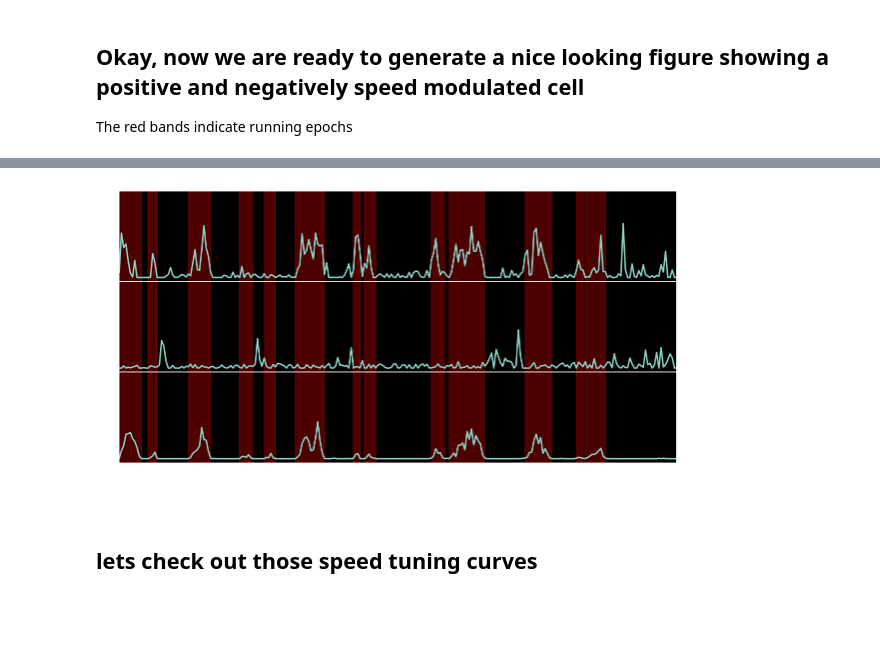
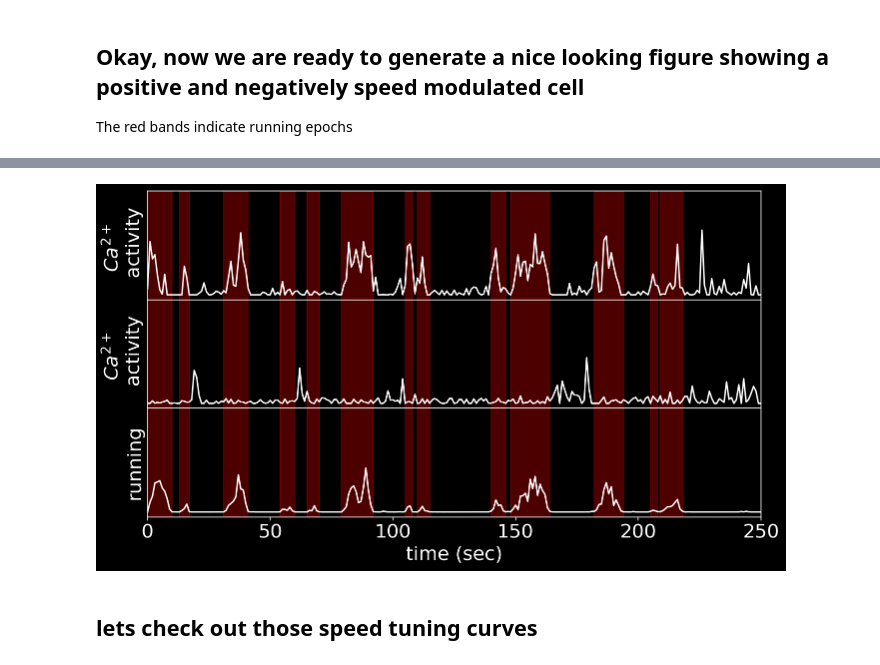
Before and after one commit to ryanharvey1/teamA-grebes-NMA2020, a Jupyter notebook: trace_examples.ipynb, the cells around one changed output, grey strips where cells are left out. Cells and saved outputs as stored; diff of their text form; code cells hidden in the pictures; blank space fills up the shorter version.

```diff
--- a/trace_examples.ipynb
+++ b/trace_examples.ipynb
@@ -16,7 +16,7 @@ params = {'legend.fontsize': 'large',
          'ytick.labelsize':'large'}
 plt.rcParams.update(params)
 
-plt.rcParams.update({'font.size': 15})
+plt.rcParams.update({'font.size': 16})
 %config InlineBackend.figure_format = 'retina'
 import sys
 import pandas as pd
@@ -112,50 +112,50 @@ def find_groups(x,thres):
 The red bands indicate running epochs
 # %%
 duration = int(200)
-ts = np.arange(0,len(dat['run'])*1.2,1)
+ts = np.arange(0,len(dat['run']),1)
 
 start,ends = find_groups(dat['run'],0.5)
 
-fig, axs = plt.subplots(3,1, figsize=(10,5), edgecolor='k')
+fig, axs = plt.subplots(3,1, figsize=(11,6), edgecolor='k')
 fig.subplots_adjust(hspace = 0, wspace=0.1)
 
 
-axs[0].plot(ts,dat['sresp'][1373])
+axs[0].plot(ts,dat['sresp'][1373],'w')
 axs[0].get_yaxis().set_ticks([])
-axs[0].set_ylabel('$\Delta F / F$')
+axs[0].set_ylabel('$Ca^{2+}$ \n activity')
 axs[0].get_xaxis().set_ticks([])
 
 for i in range(len(start)):
     axs[0].axvspan(start[i], ends[i],
                 alpha=0.3, color='red', zorder=-1000)
 axs[0].set_xlim((0,250))
 
-axs[1].plot(ts,dat['sresp'][2963])
+axs[1].plot(ts,dat['sresp'][2963],'w')
 axs[1].get_yaxis().set_ticks([])
-axs[1].set_ylabel('$\Delta F / F$')
+axs[1].set_ylabel('$Ca^{2+}$ \n activity')
 axs[1].get_xaxis().set_ticks([])
 
 for i in range(len(start)):
     axs[1].axvspan(start[i], ends[i],
                 alpha=0.3, color='red', zorder=-1000)
 axs[1].set_xlim((0,250))
 
-axs[2].plot(ts,dat['run'])
+axs[2].plot(ts,dat['run'],color='w')
 axs[2].set_ylabel('running')
 axs[2].get_yaxis().set_ticks([])
 plt.xlabel('time (sec)')
 
 for i in range(len(start)):
     axs[2].axvspan(start[i], ends[i],
                 alpha=0.3, color='red', zorder=-1000)
 axs[2].set_xlim((0,250))
 
 fig.savefig("v1_runing_example.png",dpi=600,transparent=True)
 files.download("v1_runing_example.png")
 # %% [output]
 [interactive output not drawn]
 [interactive output not drawn]
-[figure, old version]
+[figure, new version]
 # %%
 def get_speed_map(speed,fr):
   speed_vec = np.arange(min(speed),np.percentile(speed,95),2)
```
Also changed, not shown: parts of 2 cells of this notebook.
